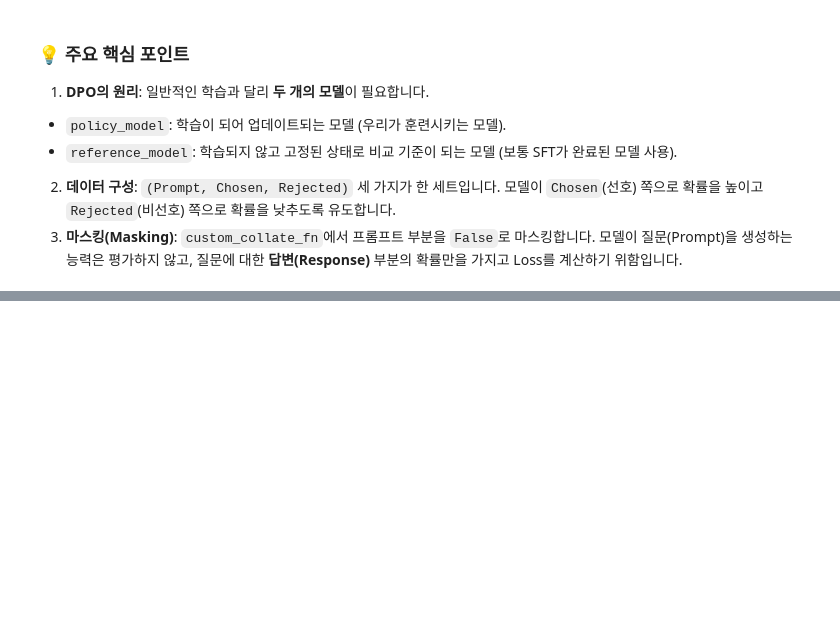
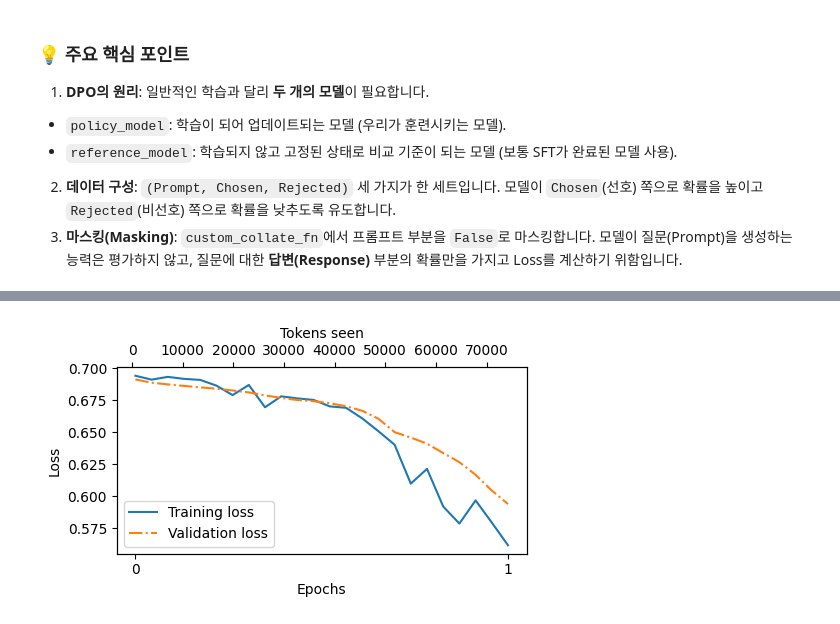
Before and after one commit to knowgyu/aisp, a Jupyter notebook: study_viewer/notebooks/language/07_dpo.ipynb, the cells around one changed output, grey strips where cells are left out. Drawn from its saved outputs; the diff is of its cells as text; code cells hidden in the pictures; blank space fills up the shorter version.

```diff
--- a/study_viewer/notebooks/language/07_dpo.ipynb
+++ b/study_viewer/notebooks/language/07_dpo.ipynb
@@ -45,0 +433,16 @@ pass
+# %%
+from previous_chapters import plot_losses
+# 대안:
+# from llms_from_scratch.ch05 import plot_losses
+num_epochs=1
+
+epochs_tensor = torch.linspace(0, num_epochs, len(tracking["train_losses"]))
+plot_losses(
+    epochs_seen=epochs_tensor,
+    tokens_seen=tracking["tokens_seen"],
+    train_losses=tracking["train_losses"],
+    val_losses=tracking["val_losses"],
+    label="loss"
+)
+# %% [output]
+[figure, added]
```
Also changed, not shown: parts of 8 cells of this notebook, 35 other files.
